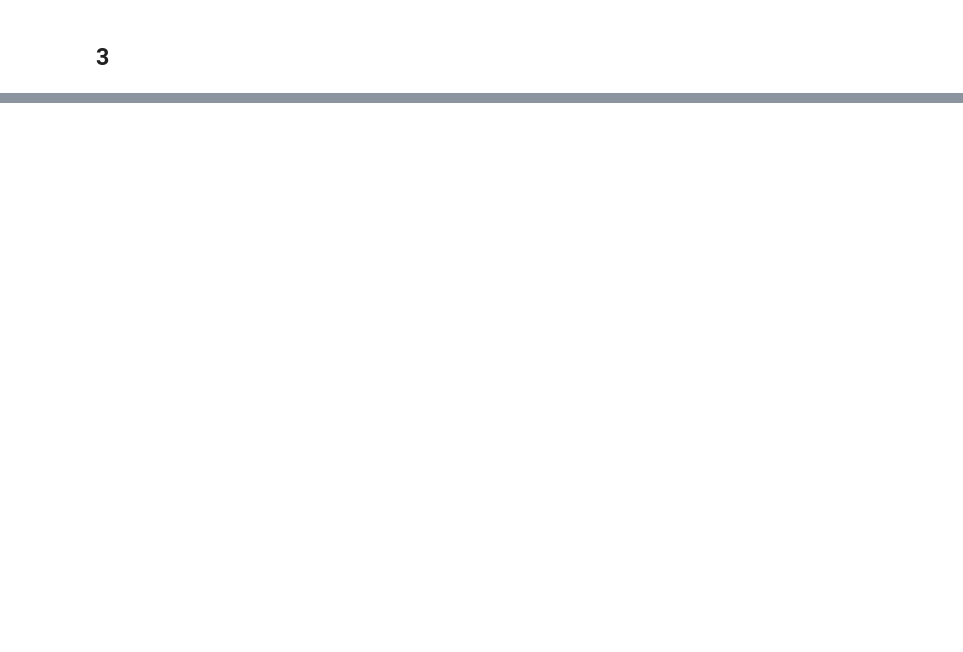
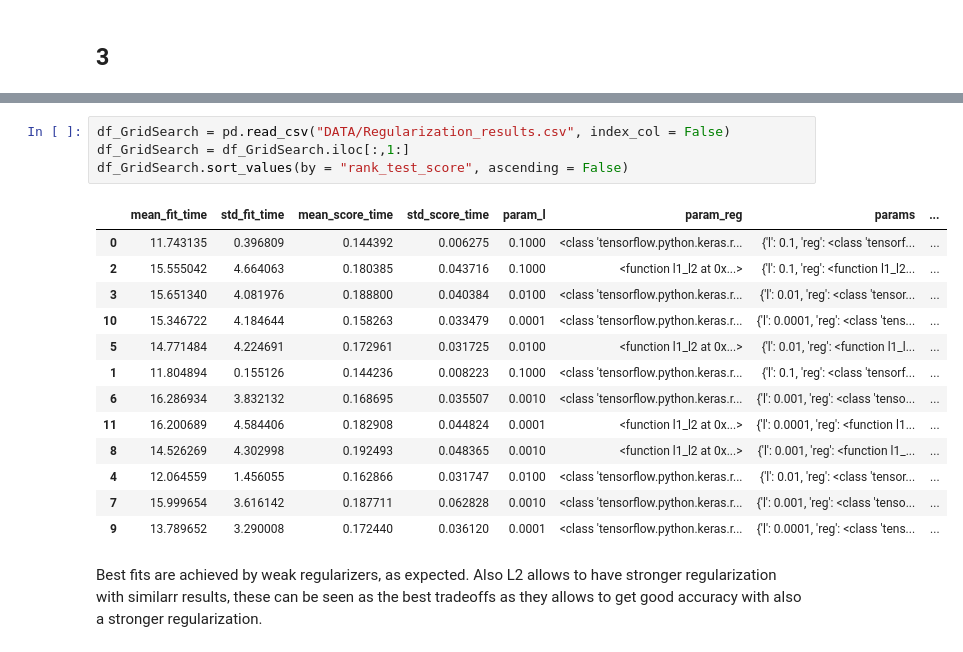
Before and after one commit to LorenzoBuriola/LoCP_moduleB, a Jupyter notebook: Week3/FPGheArt_exercise3.ipynb, the cells around one changed output, grey strips where cells are left out. Drawn from its saved outputs; the diff is of its cells as text; blank space fills up the shorter version.

```diff
--- a/Week3/FPGheArt_exercise3.ipynb
+++ b/Week3/FPGheArt_exercise3.ipynb
@@ -362,0 +534,20 @@ Epoch 250/250
+# %%
+df_GridSearch = pd.read_csv("DATA/Regularization_results.csv", index_col = False)
+df_GridSearch = df_GridSearch.iloc[:,1:]
+df_GridSearch.sort_values(by = "rank_test_score", ascending = False)
+# %% [output]
+|  | mean_fit_time | std_fit_time | mean_score_time | std_score_time | param_l | param_reg | params | ... |
+| 0 | 11.743135 | 0.396809 | 0.144392 | 0.006275 | 0.1000 | <class 'tensorflow.python.keras.r... | {'l': 0.1, 'reg': <class 'tensorf... | ... |
+| 2 | 15.555042 | 4.664063 | 0.180385 | 0.043716 | 0.1000 | <function l1_l2 at 0x...> | {'l': 0.1, 'reg': <function l1_l2... | ... |
+| 3 | 15.651340 | 4.081976 | 0.188800 | 0.040384 | 0.0100 | <class 'tensorflow.python.keras.r... | {'l': 0.01, 'reg': <class 'tensor... | ... |
+| 10 | 15.346722 | 4.184644 | 0.158263 | 0.033479 | 0.0001 | <class 'tensorflow.python.keras.r... | {'l': 0.0001, 'reg': <class 'tens... | ... |
+| 5 | 14.771484 | 4.224691 | 0.172961 | 0.031725 | 0.0100 | <function l1_l2 at 0x...> | {'l': 0.01, 'reg': <function l1_l... | ... |
+| 1 | 11.804894 | 0.155126 | 0.144236 | 0.008223 | 0.1000 | <class 'tensorflow.python.keras.r... | {'l': 0.1, 'reg': <class 'tensorf... | ... |
+| 6 | 16.286934 | 3.832132 | 0.168695 | 0.035507 | 0.0010 | <class 'tensorflow.python.keras.r... | {'l': 0.001, 'reg': <class 'tenso... | ... |
+| 11 | 16.200689 | 4.584406 | 0.182908 | 0.044824 | 0.0001 | <function l1_l2 at 0x...> | {'l': 0.0001, 'reg': <function l1... | ... |
+| 8 | 14.526269 | 4.302998 | 0.192493 | 0.048365 | 0.0010 | <function l1_l2 at 0x...> | {'l': 0.001, 'reg': <function l1_... | ... |
+| 4 | 12.064559 | 1.456055 | 0.162866 | 0.031747 | 0.0100 | <class 'tensorflow.python.keras.r... | {'l': 0.01, 'reg': <class 'tensor... | ... |
+| 7 | 15.999654 | 3.616142 | 0.187711 | 0.062828 | 0.0010 | <class 'tensorflow.python.keras.r... | {'l': 0.001, 'reg': <class 'tenso... | ... |
+| 9 | 13.789652 | 3.290008 | 0.172440 | 0.036120 | 0.0001 | <class 'tensorflow.python.keras.r... | {'l': 0.0001, 'reg': <class 'tens... | ... |
+# %% [markdown]
+Best fits are achieved by weak regularizers, as expected. Also L2 allows to have stronger regularization with similarr results, these can be seen as the best tradeoffs as they allows to get good accuracy with also a stronger regularization.
```
Also changed, not shown: parts of 27 cells of this notebook, 25 other files.
